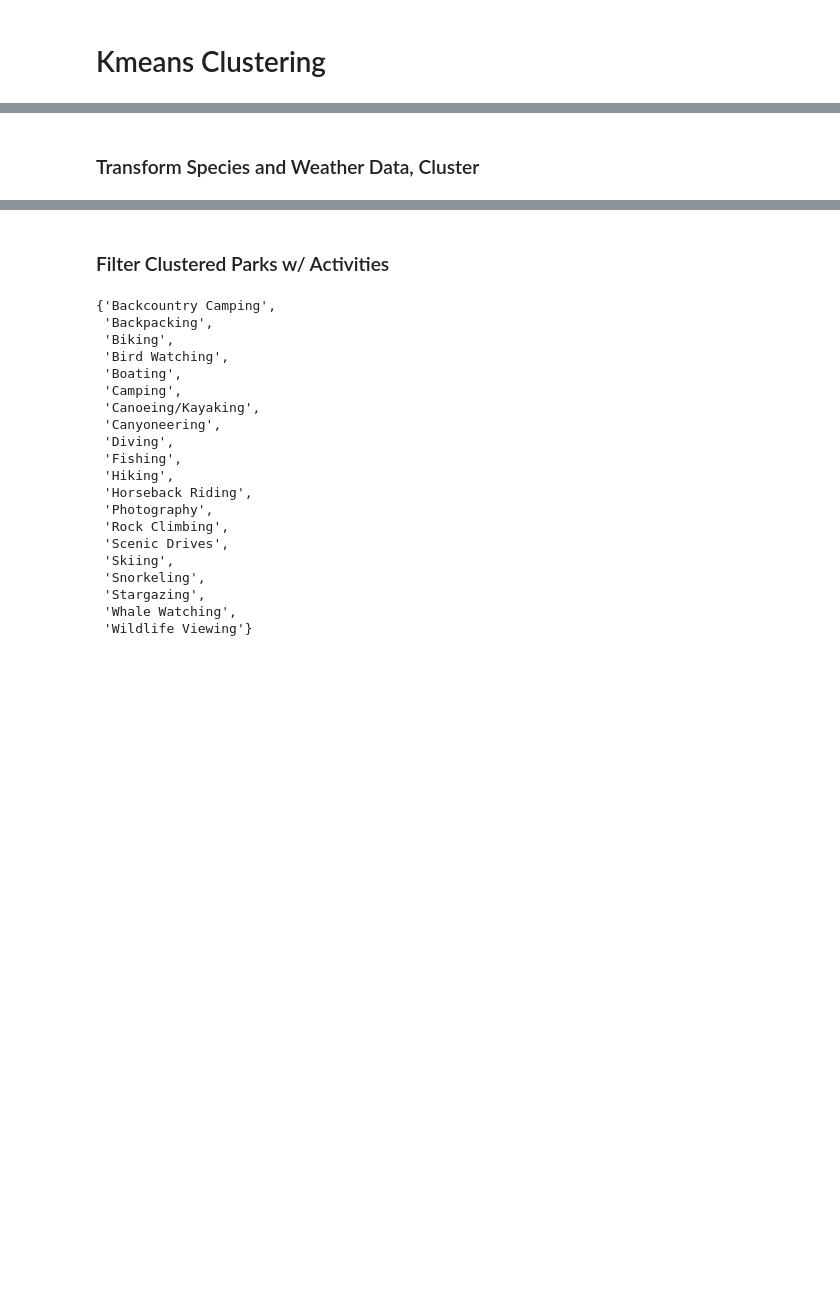
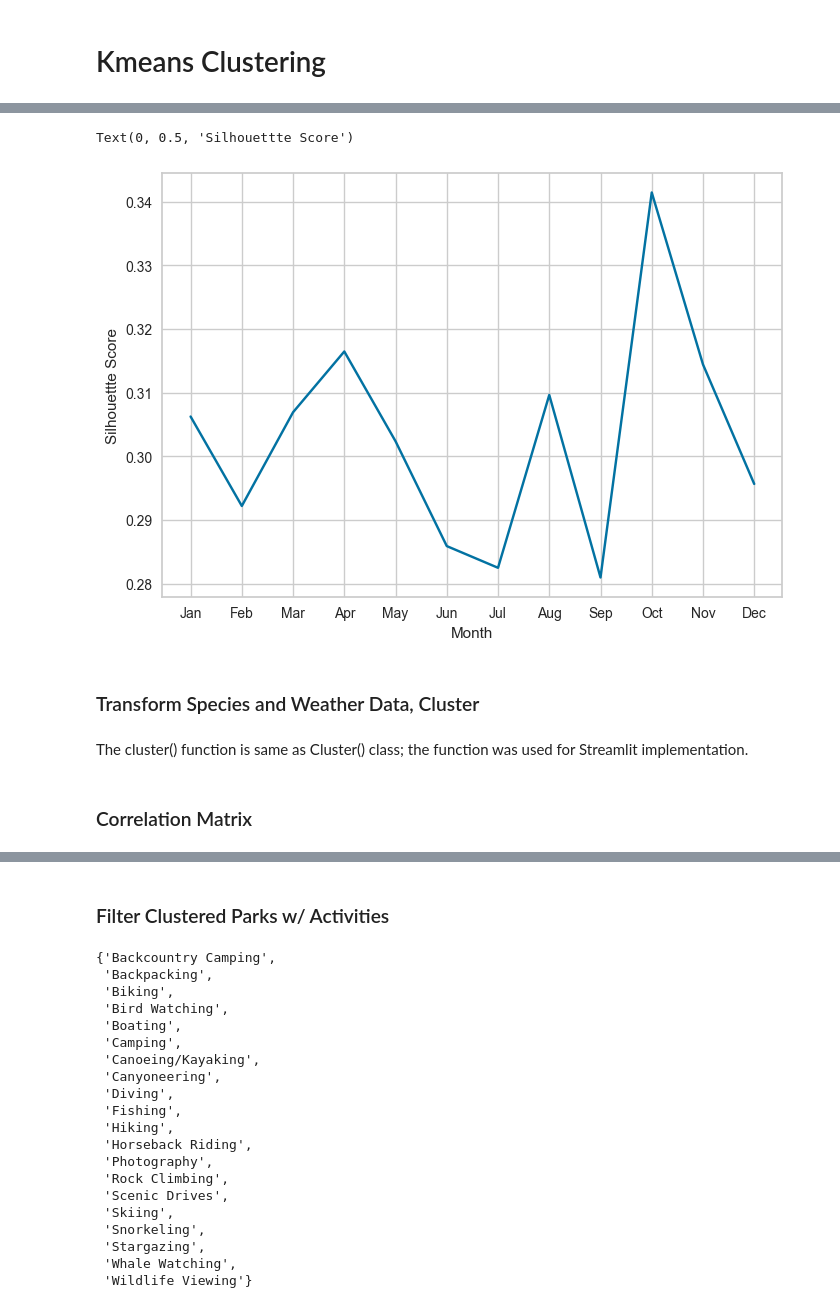
Before and after one commit to l-ching/Capstone-Project, a Jupyter notebook: kmeans_class.ipynb, the cells around one changed output, grey strips where cells are left out. Cells and saved outputs as stored; diff of their text form; code cells hidden in the pictures; blank space fills up the shorter version.

Commit message:
Add sil score analysis, heatmap

```diff
--- a/kmeans_class.ipynb
+++ b/kmeans_class.ipynb
@@ -172,4 +187 @@ Cluster('Joshua Tree National Park', 'Jan', 'Similar').kmeans()[1]
  'Zion National Park']
-# %%
-#weather = pd.read_csv('NPS_weather_trends_5yr.csv')
-weather = pd.read_csv('NPS_weather_trends_112222.csv')
@@ -175,0 +190,11 @@ weather = pd.read_csv('NPS_weather_trends_112222.csv')
+# %%
+avg_10_yr = weather.groupby(['ParkName','Month']).agg('mean', numeric_only = True).reset_index().drop(columns = 'Year')
+avg_10_yr.rename(columns = {'ParkName':'park', 'Month':'month','Temp_Avg_Fahrenheit':'temp', 'Prcp_Avg_Inches':'prcp'}, inplace = True)
+avg_10_yr['month_name'] = avg_10_yr['month'].apply(lambda x: calendar.month_abbr[x])
+# %%
+sil_scores = [Cluster('Joshua Tree National Park', month, 'Similar').kmeans()[2] for month in avg_10_yr['month_name'].unique()]
+print('Mean Silhouette Score:', np.mean(sil_scores))
+month_score = dict(zip(avg_10_yr['month_name'].unique(),sil_scores))
+
+# sorted by sil score
+{k: v for k, v in sorted(month_score.items(), key=lambda item: item[1], reverse= True)}
@@ -176,5 +215,15 @@ weather = pd.read_csv('NPS_weather_trends_112222.csv')
+# %%
+mn, sc = month_score.keys(), month_score.values()
+plt.plot(mn, sc)
+plt.xlabel('Month')
+plt.ylabel('Silhouettte Score')
+# %% [output]
+Text(0, 0.5, 'Silhouettte Score')
+[figure, added]
 # %% [markdown]
 ### Transform Species and Weather Data, Cluster
+# %% [markdown]
+The cluster() function is same as Cluster() class; the function was used for Streamlit implementation.
 # %%
 def cluster(park, month, sim_or_diff):
     '''Input user park and month, return silhouette score, map, and parks in cluster'''
@@ -267,0 +314,2 @@ def cluster(park, month, sim_or_diff):
+# %% [markdown]
+### Correlation Matrix
```
Also changed, not shown: parts of 21 cells of this notebook.
